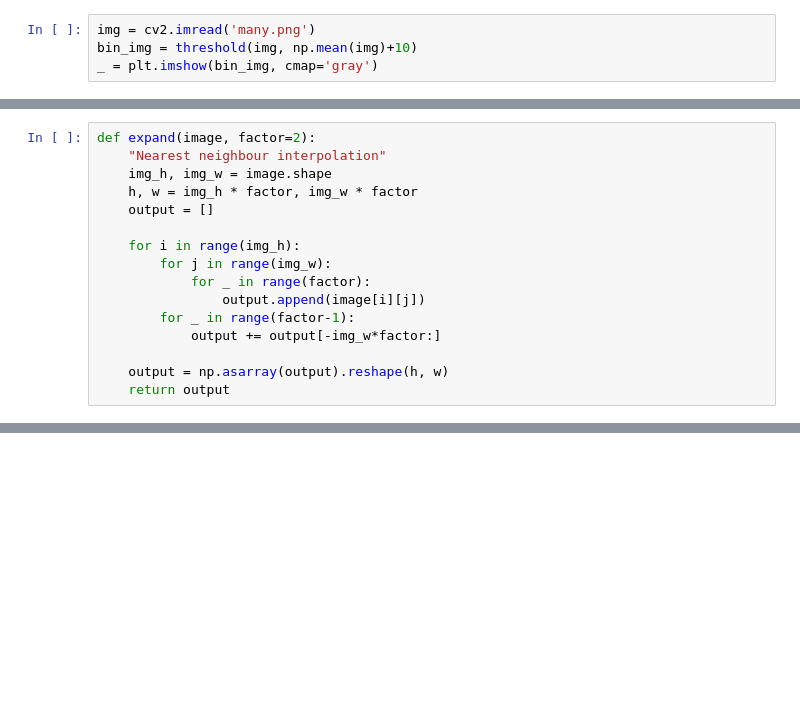
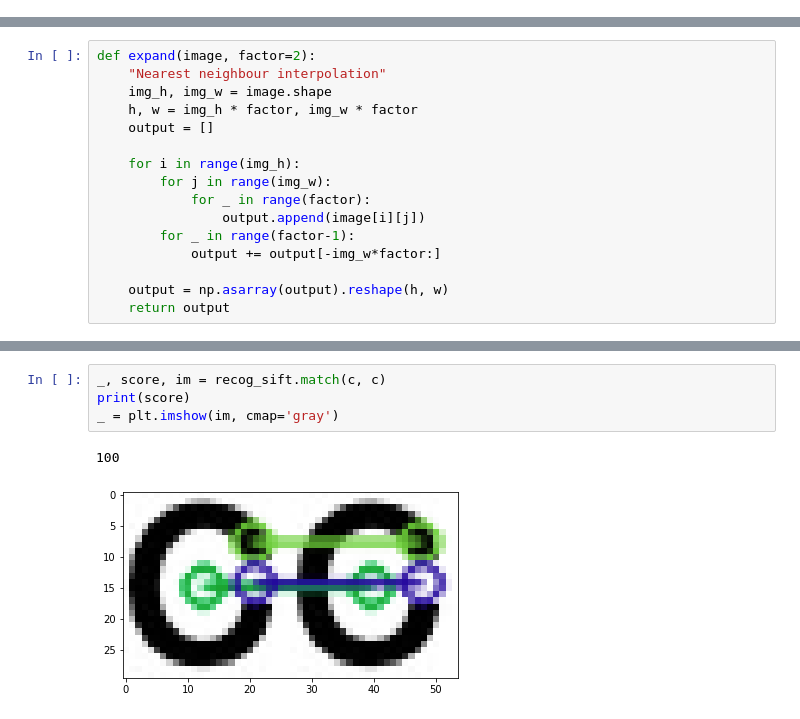
Before and after one commit to vinaykudari/ub, a Jupyter notebook: spring-22/CSE573-CVIP/OCR/notebook.ipynb, the cells around one changed output, grey strips where cells are left out. Cells and saved outputs as stored; diff of their text form; blank space fills up the shorter version.

```diff
--- a/spring-22/CSE573-CVIP/OCR/notebook.ipynb
+++ b/spring-22/CSE573-CVIP/OCR/notebook.ipynb
@@ -51,4 +37,0 @@ _ = plt.imshow(bin_img, cmap='gray')
-# %%
-img = cv2.imread('many.png')
-bin_img = threshold(img, np.mean(img)+10)
-_ = plt.imshow(bin_img, cmap='gray')
@@ -246,0 +253,7 @@ _ = plt.imshow(a2, cmap='gray')
+# %%
+_, score, im = recog_sift.match(c, c)
+print(score)
+_ = plt.imshow(im, cmap='gray')
+# %% [output]
+100
+[figure, added]
```
Also changed, not shown: parts of 21 cells of this notebook.
